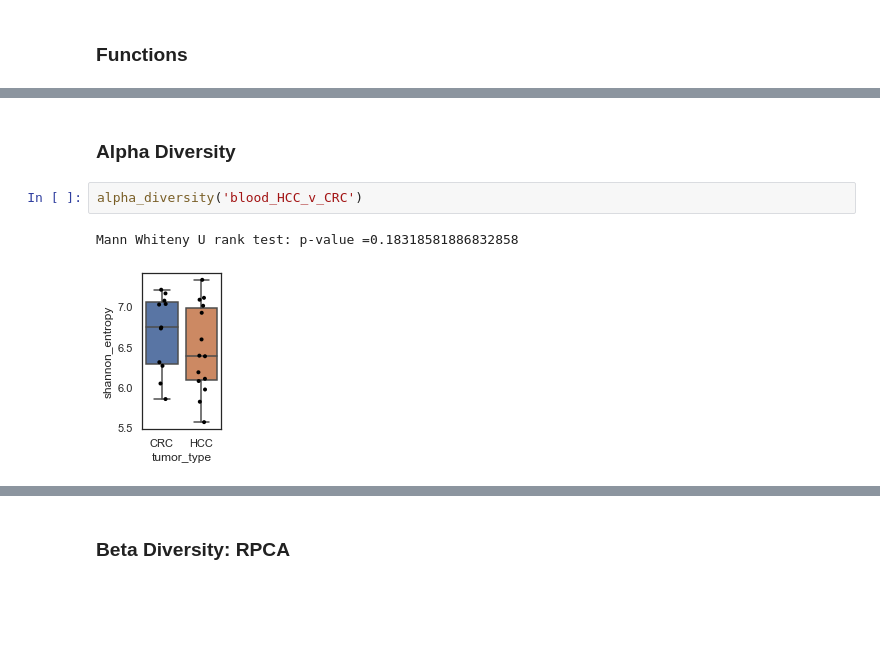
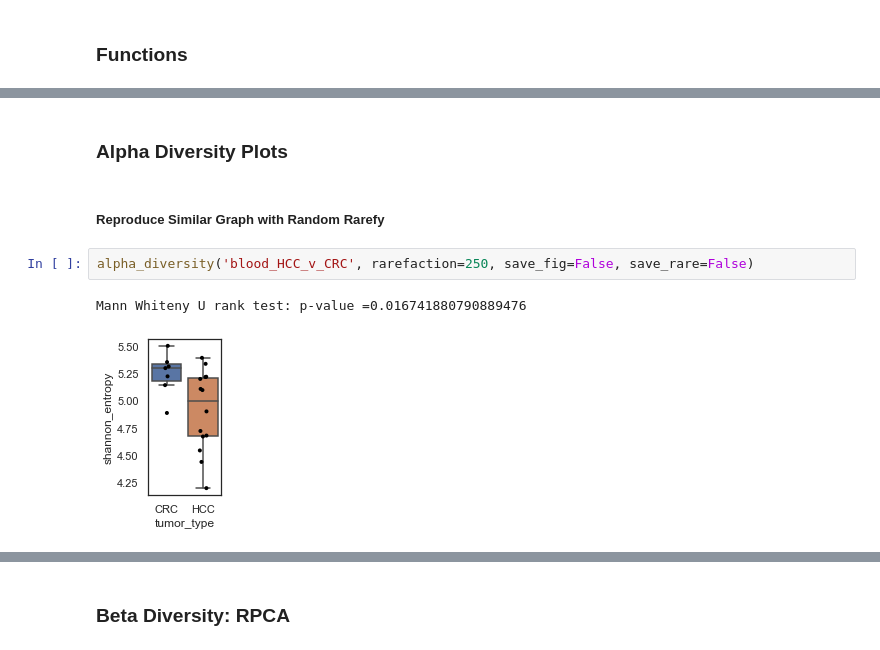
Before and after one commit to cguccione/HCC-microbialDNA, a Jupyter notebook: 4_Analysis_Figures.ipynb, the cells around one changed output, grey strips where cells are left out. Drawn from its saved outputs; the diff is of its cells as text; blank space fills up the shorter version.

```diff
--- a/Figure_Plotting.ipynb
+++ b/4_Analysis_Figures.ipynb
@@ -135,9 +379,11 @@ def rpca_rare(fn, zebra_level='0.1', rarefaction=550, metric='tumor_type'):
 # %% [markdown]
-### Alpha Diversity
+### Alpha Diversity Plots
-# %%
-alpha_diversity('blood_HCC_v_CRC')
-# %% [output]
-Mann Whiteny U rank test: p-value =0.18318581886832858
-[figure, removed]
+# %% [markdown]
+##### Reproduce Similar Graph with Random Rarefy
+# %%
+alpha_diversity('blood_HCC_v_CRC', rarefaction=250, save_fig=False, save_rare=False)
+# %% [output]
+Mann Whiteny U rank test: p-value =0.016741880790889476
+[figure, added]
 # %%
 #(supplemental figure)
```
Also changed, not shown: parts of 78 cells of this notebook, 6 other files.
